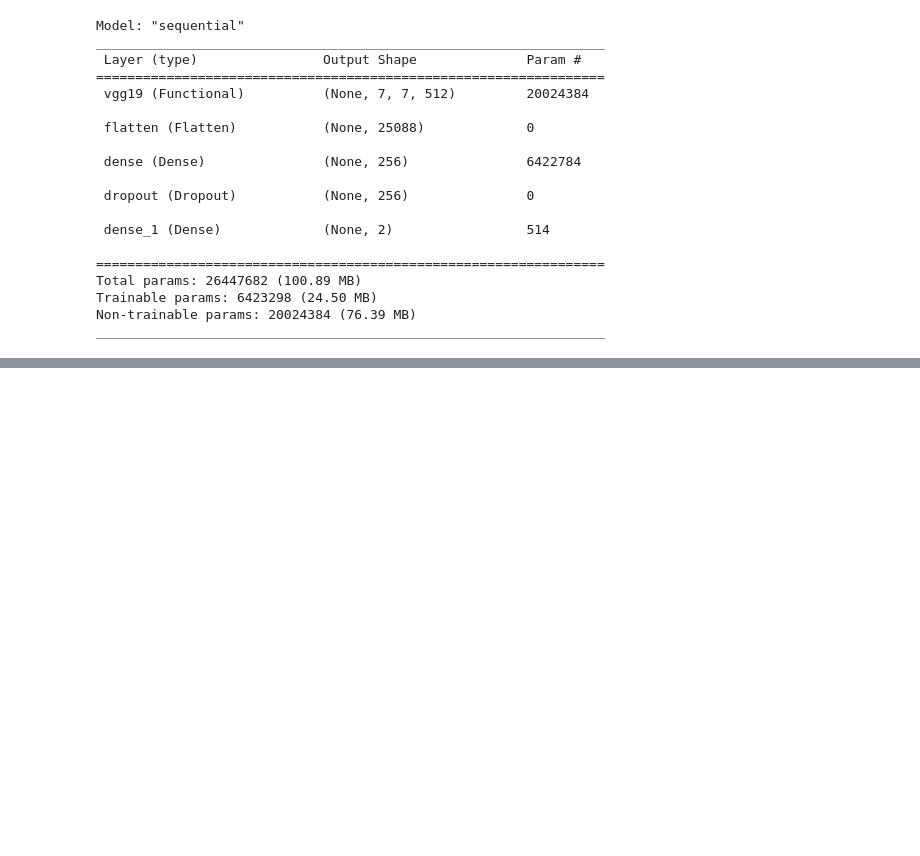
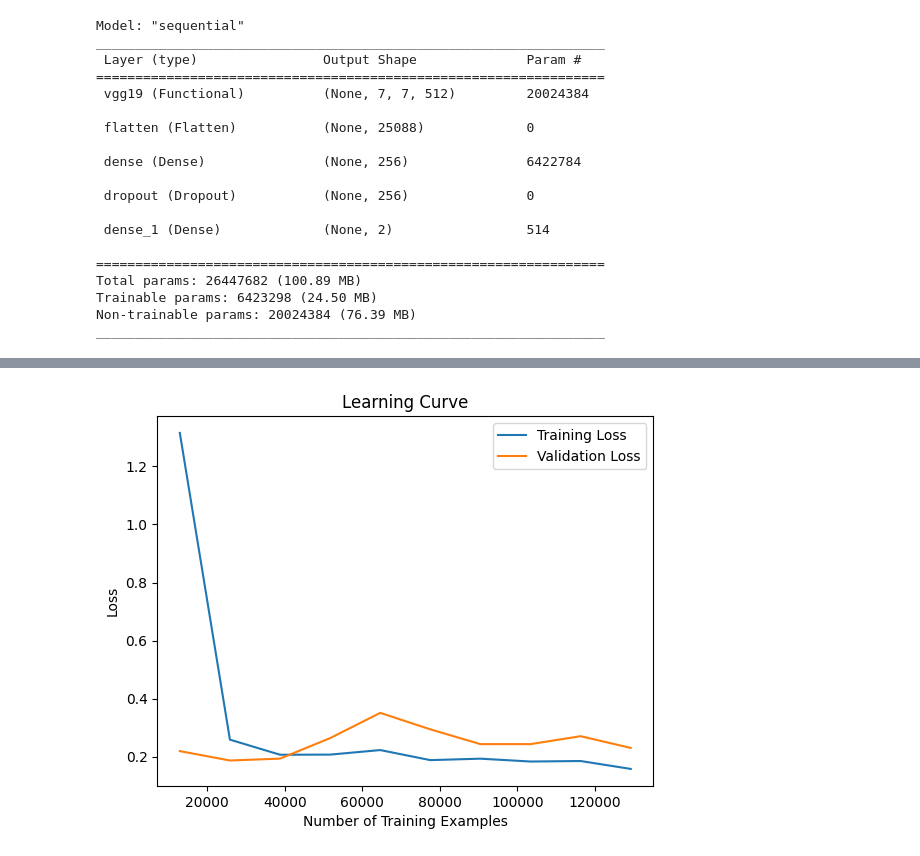
Before and after one commit to NinaAbeyratne/Snaky---Snake-Identification-System, a Jupyter notebook: DetectionModel_VGG_19.ipynb, the cells around one changed output, grey strips where cells are left out. Cells and saved outputs as stored; diff of their text form; code cells hidden in the pictures; blank space fills up the shorter version.

```diff
--- a/DetectionModel_VGG_19.ipynb
+++ b/DetectionModel_VGG_19.ipynb
@@ -148,0 +178,21 @@ _________________________________________________________________
+# %%
+# Learning Curve
+train_loss = history.history['loss']
+val_loss = history.history['val_loss']
+
+# Calculate the number of training examples per epoch
+num_train_examples_per_epoch = len(train_x)
+
+# Create an array of training sizes (number of examples seen)
+train_sizes = np.arange(1, len(train_loss) + 1) * num_train_examples_per_epoch
+
+# Plot the learning curve
+plt.plot(train_sizes, train_loss, label='Training Loss')
+plt.plot(train_sizes, val_loss, label='Validation Loss')
+plt.title('Learning Curve')
+plt.xlabel('Number of Training Examples')
+plt.ylabel('Loss')
+plt.legend()
+plt.show()
+# %% [output]
+[figure, added]
```
Also changed, not shown: parts of 12 cells of this notebook.
